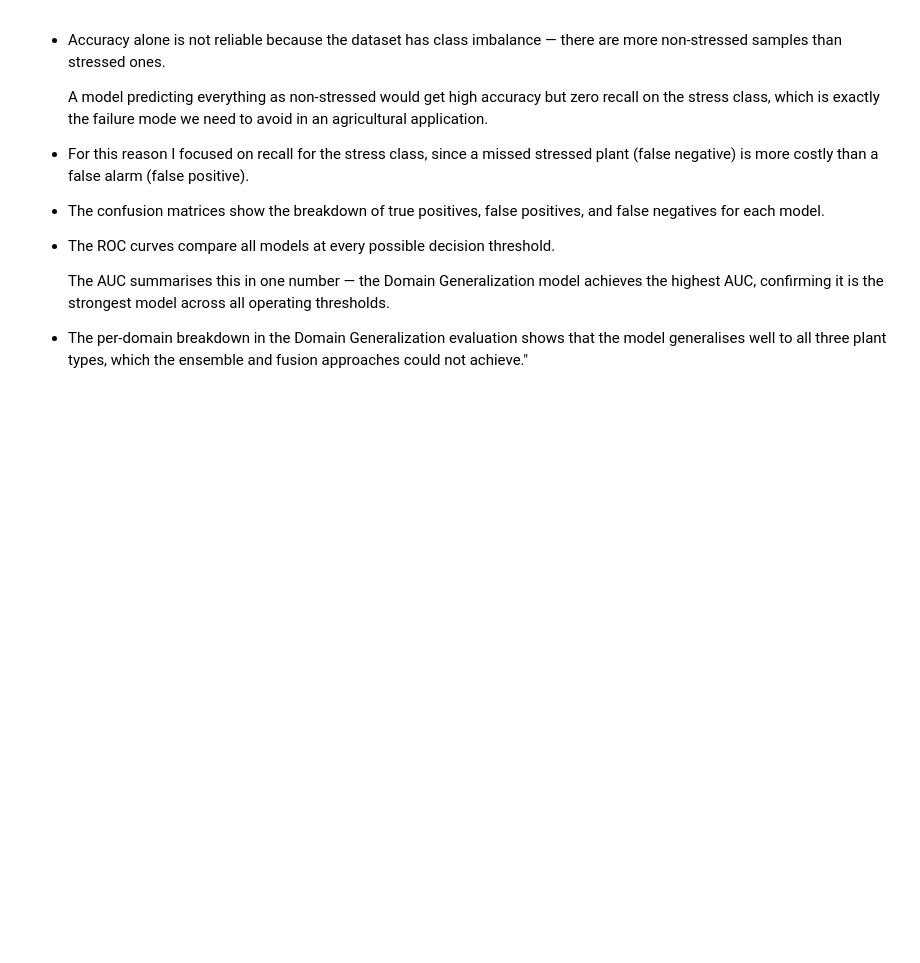
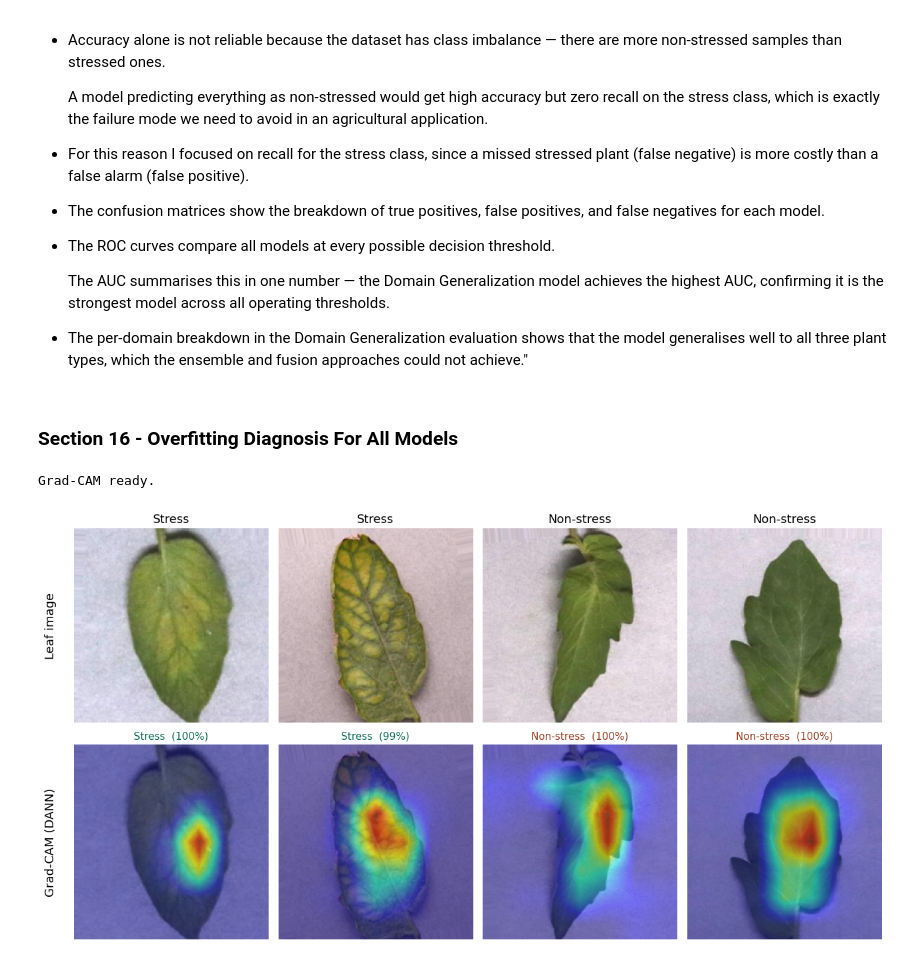
Before and after one commit to Manish3501/A_Domain-Generalized_Deep_Learning_Framework_for_Cross-Dataset_Water-Stress-Detection-from-Crop-Leaf, a Jupyter notebook: Evaluation/all_model_evaluation.ipynb, the cells around one changed output. Cells and saved outputs as stored; diff of their text form; code cells hidden in the pictures; blank space fills up the shorter version.

Commit message:
added gradcam visulization to see how the model is detecting patterns from image

```diff
--- a/Evaluation/all_model_evaluation.ipynb
+++ b/Evaluation/all_model_evaluation.ipynb
@@ -671,3 +671,36 @@ Good fit — train and val accuracy are close.
 - The per-domain breakdown in the Domain Generalization evaluation shows that the
   model generalises well to all three plant types, which the
   ensemble and fusion approaches could not achieve."
+# %% [markdown]
+### **Section 16 - Overfitting Diagnosis For All Models**
+# %%
+# Target layer = last layer of the shared backbone (standard for MobileNetV2 Grad-CAM)
+dg_target_layer = dg_model.feature_extractor[-1]
+print("Grad-CAM ready.")
+# %% [output]
+Grad-CAM ready.
+# %%
+# Get indices of Non-stress (0) and Stress (1) tomato test images
+tomato_labels_arr = np.array(test_tomato_labels)
+nonstress_idx = np.where(tomato_labels_arr == 0)[0]
+stress_idx    = np.where(tomato_labels_arr == 1)[0]
+
+# Build the columns: 2 stress + 2 non-stress (binary, matching your problem)
+tomato_columns = [
+    (test_tomato_data[stress_idx[0]],    "Stress"),
+    (test_tomato_data[stress_idx[1]],    "Stress"),
+    (test_tomato_data[nonstress_idx[0]], "Non-stress"),
+    (test_tomato_data[nonstress_idx[1]], "Non-stress"),
+]
+
+gradcam_grid(
+    model        = dg_model,
+    target_layer = dg_target_layer,
+    images       = tomato_columns,
+    transform    = dg_val_transform,
+    device       = device,
+    row_title    = "Grad-CAM (DANN)",
+    #save_path    = "gradcam_binary_grid.png"
+)
+# %% [output]
+[figure, added]
```
Also changed, not shown: parts of 3 cells of this notebook, 2 other files.
